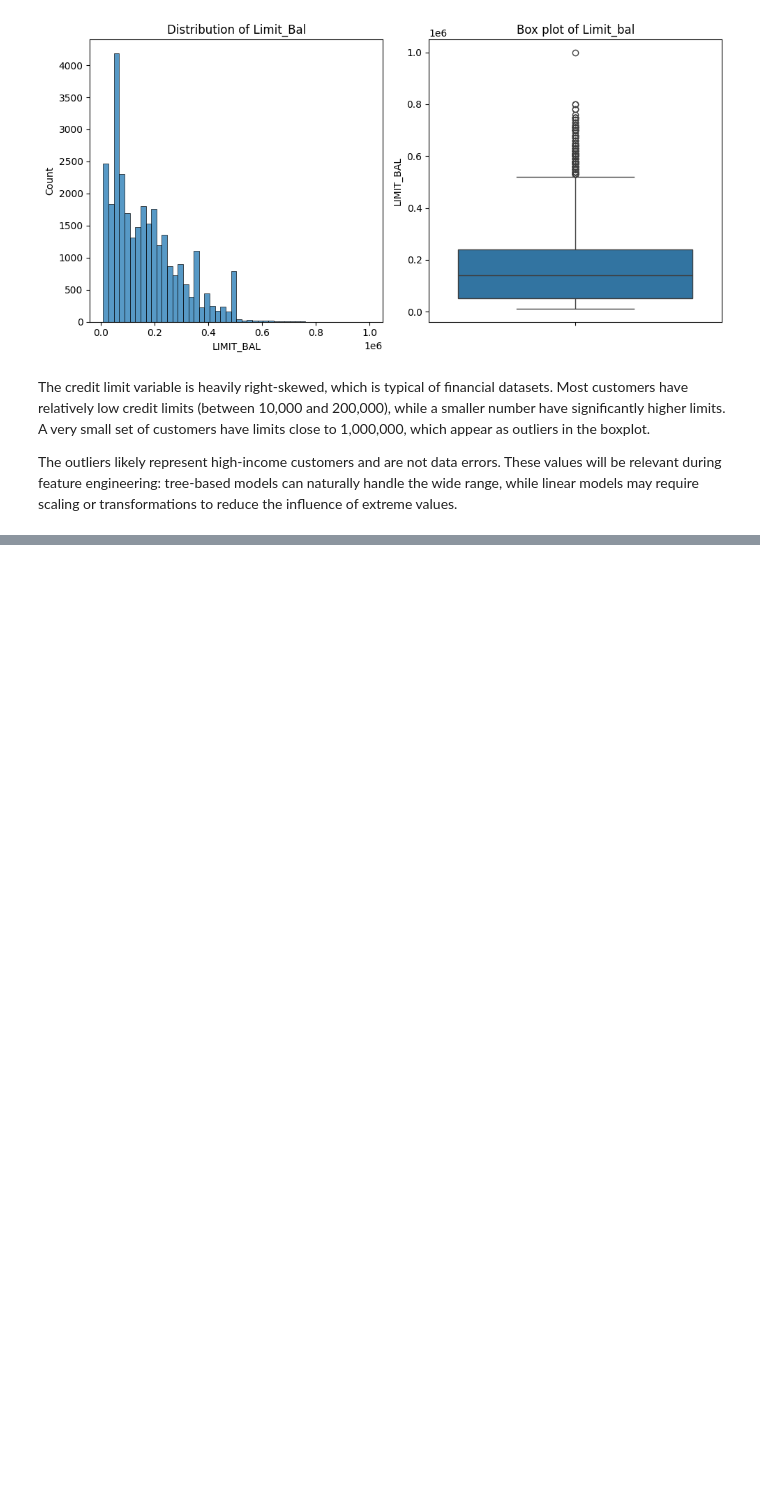
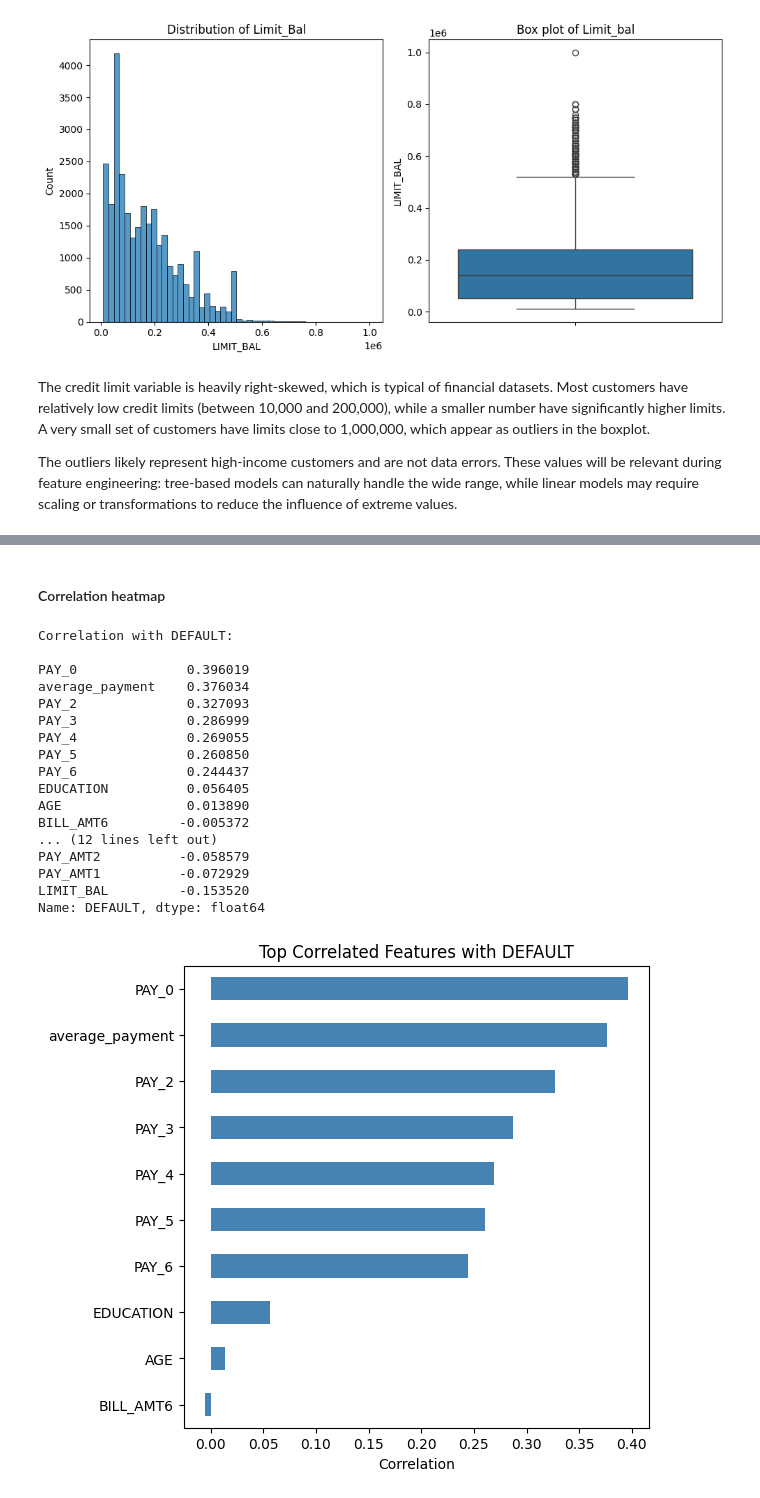
Before and after one commit to kashish1219/credit_card_default, a Jupyter notebook: credit_card.ipynb, the cells around one changed output, grey strips where cells are left out. Saved outputs shown, nothing was run; the diff lists cells and outputs as text; code cells hidden in the pictures; blank space fills up the shorter version.

```diff
--- a/credit_card.ipynb
+++ b/credit_card.ipynb
@@ -347,0 +381,42 @@ Index(['ID', 'LIMIT_BAL', 'SEX', 'EDUCATION', 'MARRIAGE', 'AGE', 'PAY_0',
+# %% [markdown]
+#### Correlation heatmap
+# %%
+# Select numeric features only
+numeric_df = df.select_dtypes(include="number")
+
+# 1️⃣ Correlation of all numeric features with DEFAULT
+corr_with_default = numeric_df.corr()["DEFAULT"].drop("DEFAULT").sort_values(ascending=False)
+print("Correlation with DEFAULT:\n")
+print(corr_with_default)
+
+# 2️⃣ Plot Top 10 positive/negative correlations with DEFAULT (optional but clean)
+plt.figure(figsize=(6,6))
+corr_with_default.head(10).sort_values().plot(kind="barh", color="steelblue")
+plt.title("Top Correlated Features with DEFAULT")
+plt.xlabel("Correlation")
+plt.show()
+
+# 3️⃣ Full correlation heatmap (numeric features)
+plt.figure(figsize=(12,8))
+sns.heatmap(numeric_df.corr(), cmap="coolwarm", center=0, square=False)
+plt.title("Correlation Heatmap of Numerical Features")
+plt.show()
+# %% [output]
+Correlation with DEFAULT:
+
+PAY_0              0.396019
+average_payment    0.376034
+PAY_2              0.327093
+PAY_3              0.286999
+PAY_4              0.269055
+PAY_5              0.260850
+PAY_6              0.244437
+EDUCATION          0.056405
+AGE                0.013890
+BILL_AMT6         -0.005372
+... (12 lines left out)
+PAY_AMT2          -0.058579
+PAY_AMT1          -0.072929
+LIMIT_BAL         -0.153520
+Name: DEFAULT, dtype: float64
+[figure, added]
```
Also changed, not shown: parts of 11 cells of this notebook.
